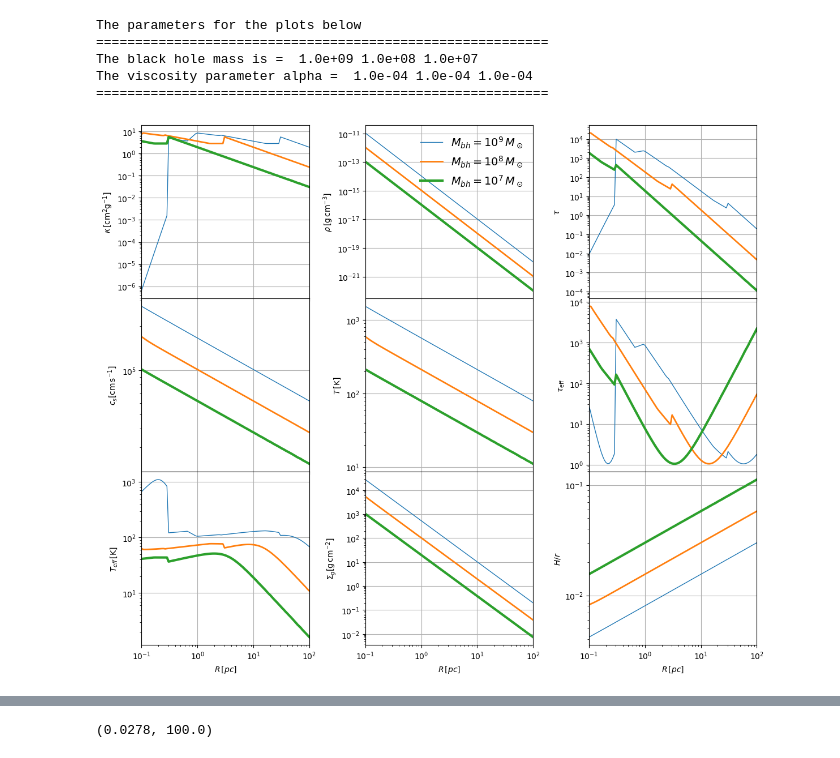
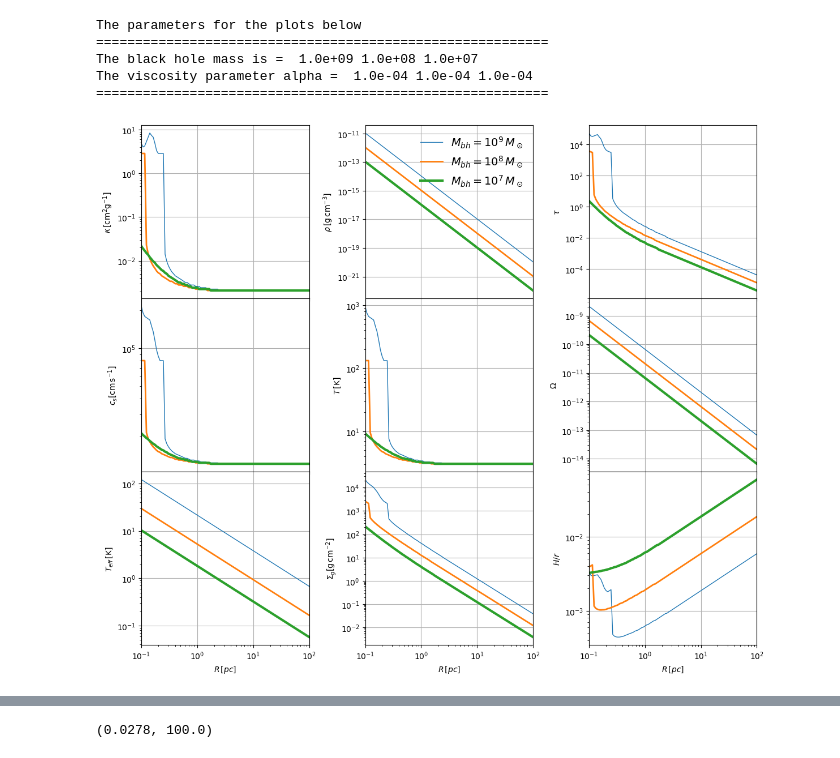
Before and after one commit to mbhupe/EmbeddedAGN, a Jupyter notebook: planetsAGN-magnetic_work.ipynb, the cells around one changed output, grey strips where cells are left out. Saved outputs shown, nothing was run; the diff lists cells and outputs as text; code cells hidden in the pictures.

Commit message:
Add files via upload
with rstar as ISCO

```diff
--- a/planetsAGN-magnetic_work.ipynb
+++ b/planetsAGN-magnetic_work.ipynb
@@ -44,12 +44,11 @@ def get_phi(Mbh,temp, dens, omega):
     rho      = dens
     H        = cs/omega * np.sqrt(1 + 1./betam)
     sigma    = 2.*H*rho
-    rstar    = 0.1*2*G*Mbh/c**2
-    tstar    = 1e6
+    rstar    = 6.*G*Mbh/c**2
 
     nu       = alpha*cs*H
     mdot     = np.mean(3*pi*nu*sigma)
-
+    tstar    = (3./(8*pi) * mdot * (G*Mbh/rstar**3.)/ sb)**0.25
     kappa    = calc_opacity(Mbh, temp, rho)
 
     tau      = 0.5 * kappa * sigma
@@ -205,11 +204,11 @@ def agndisk(Mbh,alphain,le):
     tau  = .5*kappa*Sigma
     nu   = alphamdot*cs*H
     Mdot = np.mean(3*pi*nu*Sigma)
-    Teff_visc     = (3./(8*pi) * Mdot * Omega**2/ stbz)**0.25
+    # Teff_visc     = (3./(8*pi) * Mdot * Omega**2/ stbz)**0.25
 
-    taueff = 0.375 * tau + 0.43301270 + 0.25 / tau
+    # taueff = 0.375 * tau + 0.43301270 + 0.25 / tau
 
-    Teff = taueff**-0.25 * Temp
+    Teff = (3./(8*pi) * Mdot * Omega**2/ sb)**0.25
 
     output = {'rrs': [r"$r/rs$",r/rs],
                 'h': [r"$H/r$",H/r],
@@ -220,10 +219,10 @@ def agndisk(Mbh,alphain,le):
                 'kappa': [r"$\kappa \, [\mathrm{cm^2 g^{-1}}]$",kappa],
                 'cs': ["$c_s [\mathrm{cm\,s^{-1}}]$",cs],
                 'Sigmag':[r"$\Sigma_g[\mathrm{g\,cm^{-2}}]$",Sigma],
-                'taueff':[r"$\tau_\mathrm{eff}$",taueff],
+                # 'Omega':[r"$\varOmega$",Omega],
                 'MtotM':[r"$M_\mathrm{disk}/M_\mathrm{BH}$",np.pi*r*r*2.*H*rho/M],
                 'MtotU':[r"$M_\mathrm{most unst.}\,[M_\odot]$",(cs**4./(G**2.*2.*H*rho))/Msun],
-                'Omega':[r"Omega", Omega],
+                'Omega':[r"$\Omega$", Omega],
                 'rs':[r"rs",pc],
 
                 }
@@ -273,7 +272,7 @@ def plotsg03(param_dic,lw,variable):
 
     ax[1][0].plot(param_dic['rrs'][1][cutr:], param_dic['cs'][1][cutr:],lw=lw)
     ax[1][1].plot(param_dic['rrs'][1][cutr:], param_dic['T'][1][cutr:],lw=lw)
-    ax[1][2].plot(param_dic['rrs'][1][cutr:], param_dic['taueff'][1][cutr:],lw=lw)
+    ax[1][2].plot(param_dic['rrs'][1][cutr:], param_dic['Omega'][1][cutr:],lw=lw)
 
     # ax[1][1].axhline(y=1500, color='b', linestyle='--')
 
@@ -287,35 +286,35 @@ def plotsg03(param_dic,lw,variable):
     ax[0][1].set_ylabel(param_dic['rho'][0])
     ax[0][2].set_ylabel(param_dic['tau'][0])
 
     ax[1][0].set_ylabel(param_dic['cs'][0])
     ax[1][1].set_ylabel(param_dic['T'][0])
-    ax[1][2].set_ylabel(param_dic['taueff'][0])
+    ax[1][2].set_ylabel(param_dic['Omega'][0])
     ax[2][0].set_ylabel(param_dic['Teff'][0])
 
     ax[2][0].set_xlabel(r"$R \, [pc]$")
     ax[2][1].set_xlabel(r"$R \, [pc]$")
     ax[2][2].set_xlabel(r"$R \, [pc]$")
     ax[2][0].set_ylabel(param_dic['Teff'][0])
     ax[2][1].set_ylabel(param_dic['Sigmag'][0])
     ax[2][2].set_ylabel(param_dic['h'][0])
 
     plt.setp(ax,yscale='log',xscale='log')
     for i in range(3):
         for j in range(3):
             ax[i][j].grid()
             # ax[i][j].axvline(ragn /rs, -100, 100,color='r',ls='dashed')
             ax[i][j].set_xlim(1e-1,1e2)
 
 plotsg03(param_dic1,1,plotvar[0])
 plotsg03(param_dic2,2,plotvar[1])
 plotsg03(param_dic3,3,plotvar[2])
 if(plotvar == variablealpha):
     plt.savefig("sgdisk_alphavar_mbh1e6_zoom.png",format='png',transparent='True',bbox_inches='tight')
 if(plotvar == variablembh):
     plt.savefig("sgdisk_alpha1em4_mbhvar_zoom.png",format='png',transparent='True',bbox_inches='tight')
 plt.show()
 # %% [output]
-[figure, old version]
+[figure, new version]
 # %%
 def readstreamingInstability(alpha,Mbh):
     rs      = pc
```
Also changed, not shown: parts of 10 cells of this notebook.
